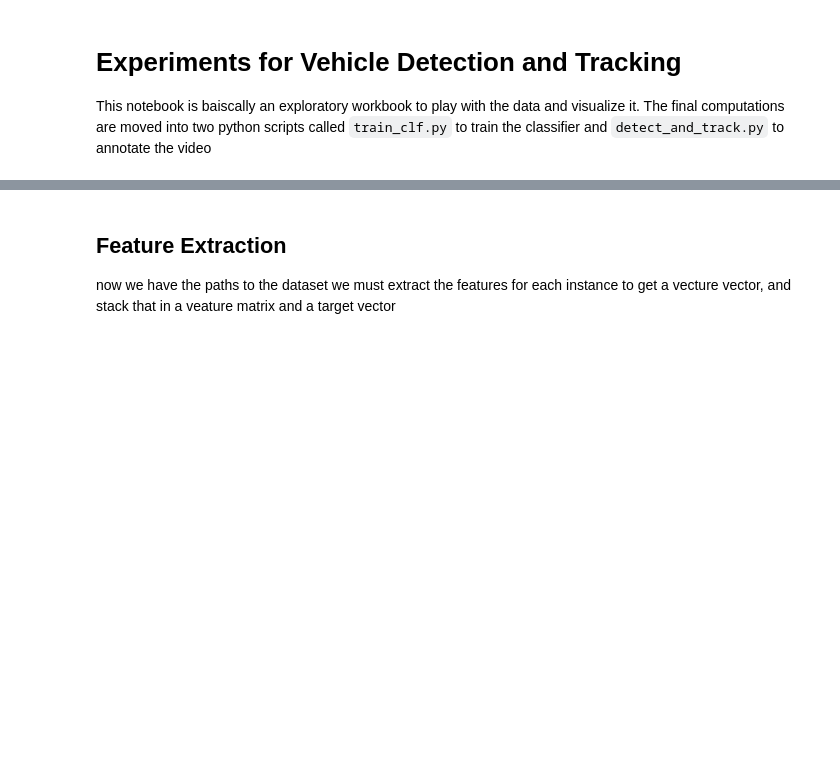
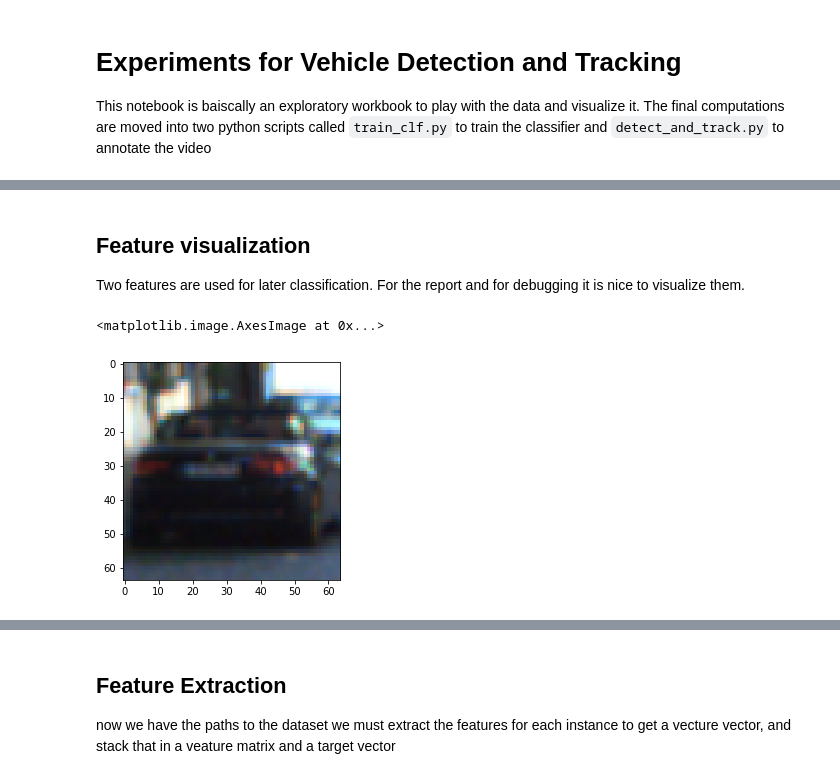
Before and after one commit to joergsimon/SDCND-Term1-Vehicle-Detection-and-Tracking, a Jupyter notebook: Vehicle Detection and tracking.ipynb, the cells around one changed output, grey strips where cells are left out. Drawn from its saved outputs; the diff is of its cells as text; code cells hidden in the pictures; blank space fills up the shorter version.

```diff
--- a/Vehicle Detection and tracking.ipynb
+++ b/Vehicle Detection and tracking.ipynb
@@ -13,0 +16,3 @@ print(data_look(vehicle_files, non_vehicle_files))
+# %% [markdown]
+## Feature visualization
+Two features are used for later classification. For the report and for debugging it is nice to visualize them.
@@ -13,0 +25,8 @@ print(data_look(vehicle_files, non_vehicle_files))
+# %%
+idx = random.randint(0, len(vehicle_files))
+file = vehicle_files[idx]
+vehicle = mpimg.imread(file)
+plt.imshow(vehicle)
+# %% [output]
+<matplotlib.image.AxesImage at 0x...>
+[figure, added]
```
Also changed, not shown: parts of 16 cells of this notebook, 1 other file.
